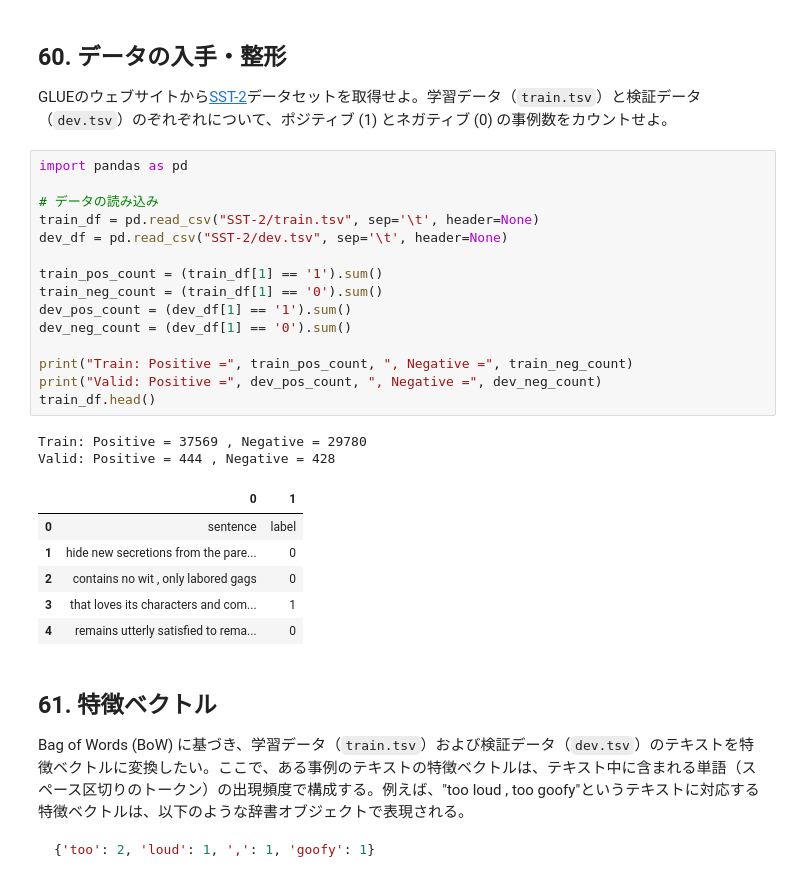
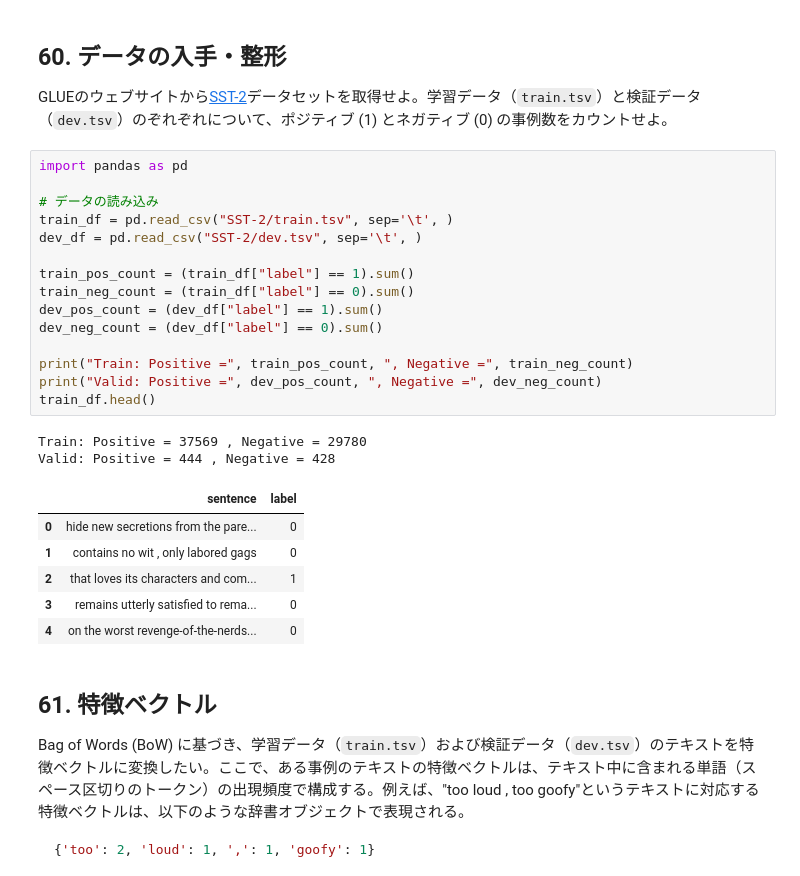
Before and after one commit to Tomhack24/my_nlp100_2025, a Jupyter notebook: ja/ch07.ipynb, the cells around one changed output. Cells and saved outputs as stored; diff of their text form.

```diff
--- a/ja/ch07.ipynb
+++ b/ja/ch07.ipynb
@@ -15,27 +15,27 @@ GLUEのウェブサイトから[SST-2](https://dl.fbaipublicfiles.com/glue/data/
 # %%
 import pandas as pd
 
 # データの読み込み
-train_df = pd.read_csv("SST-2/train.tsv", sep='\t', header=None)
-dev_df = pd.read_csv("SST-2/dev.tsv", sep='\t', header=None)
+train_df = pd.read_csv("SST-2/train.tsv", sep='\t', )
+dev_df = pd.read_csv("SST-2/dev.tsv", sep='\t', )
 
-train_pos_count = (train_df[1] == '1').sum()
-train_neg_count = (train_df[1] == '0').sum()
-dev_pos_count = (dev_df[1] == '1').sum()
-dev_neg_count = (dev_df[1] == '0').sum()
+train_pos_count = (train_df["label"] == 1).sum()
+train_neg_count = (train_df["label"] == 0).sum()
+dev_pos_count = (dev_df["label"] == 1).sum()
+dev_neg_count = (dev_df["label"] == 0).sum()
 
 print("Train: Positive =", train_pos_count, ", Negative =", train_neg_count)
 print("Valid: Positive =", dev_pos_count, ", Negative =", dev_neg_count)
 train_df.head()
 # %% [output]
 Train: Positive = 37569 , Negative = 29780
 Valid: Positive = 444 , Negative = 428
-|  | 0 | 1 |
-| 0 | sentence | label |
-| 1 | hide new secretions from the pare... | 0 |
-| 2 | contains no wit , only labored gags | 0 |
-| 3 | that loves its characters and com... | 1 |
-| 4 | remains utterly satisfied to rema... | 0 |
+|  | sentence | label |
+| 0 | hide new secretions from the pare... | 0 |
+| 1 | contains no wit , only labored gags | 0 |
+| 2 | that loves its characters and com... | 1 |
+| 3 | remains utterly satisfied to rema... | 0 |
+| 4 | on the worst revenge-of-the-nerds... | 0 |
 # %% [markdown]
 ## 61. 特徴ベクトル
 
```
Also changed, not shown: parts of 7 cells of this notebook.
